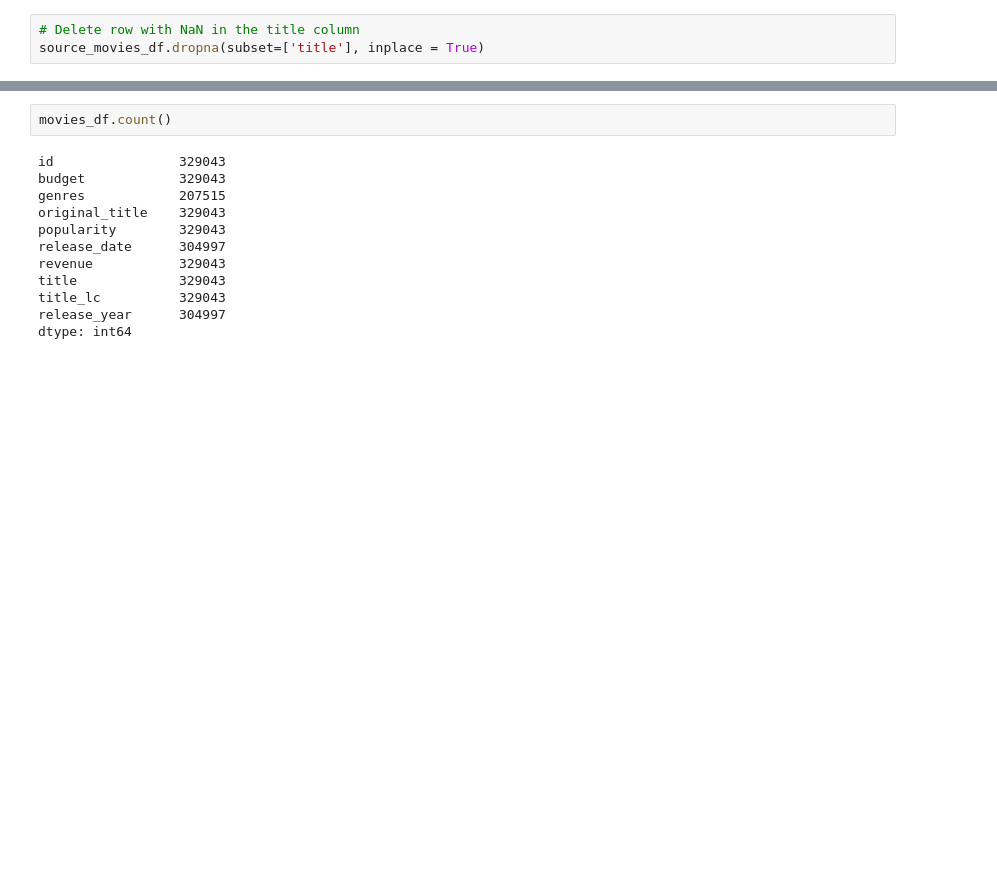
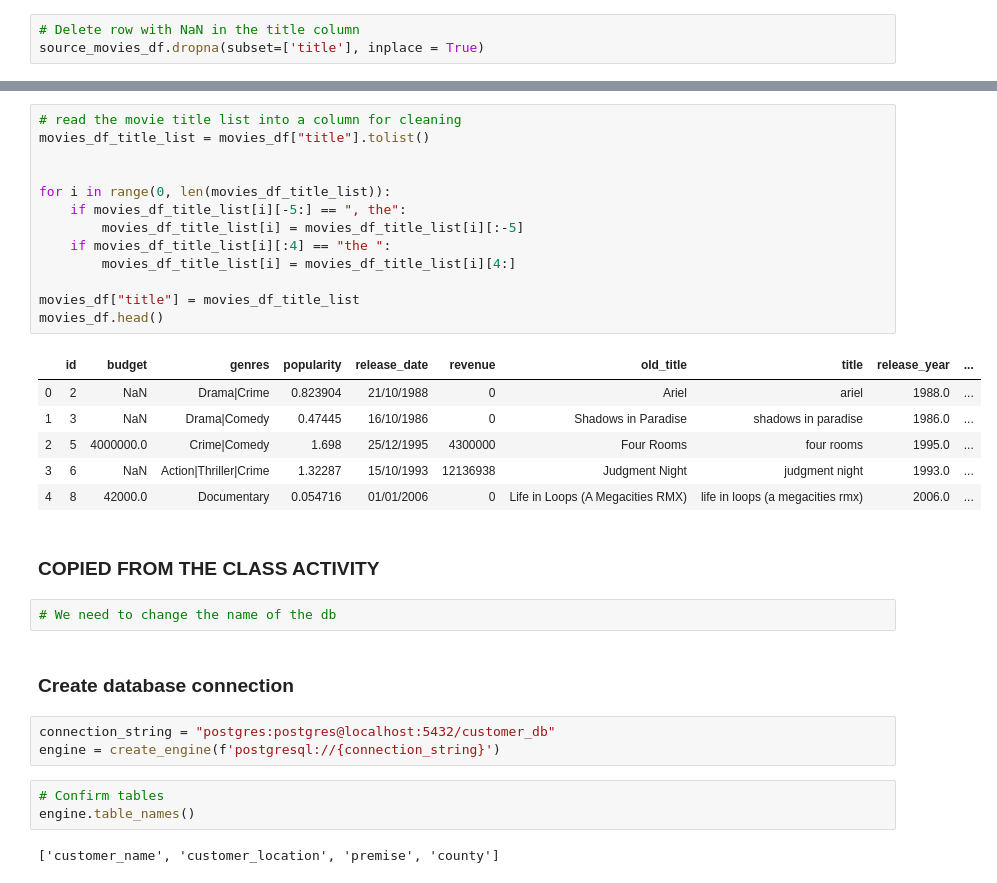
Before and after one commit to dagneycooke/etl_project, a Jupyter notebook: ETL_Project_GG.ipynb, the cells around one changed output, grey strips where cells are left out. Saved outputs shown, nothing was run; the diff lists cells and outputs as text; blank space fills up the shorter version.

```diff
--- a/ETL_Project_GG.ipynb
+++ b/ETL_Project_GG.ipynb
@@ -157,14 +155,34 @@ mask
-# %%
-movies_df.count()
-# %% [output]
-id                329043
-budget            329043
-genres            207515
-original_title    329043
-popularity        329043
-release_date      304997
-revenue           329043
-title             329043
-title_lc          329043
-release_year      304997
-dtype: int64
+# %%
+# read the movie title list into a column for cleaning
+movies_df_title_list = movies_df["title"].tolist()
+
+
+for i in range(0, len(movies_df_title_list)):
+    if movies_df_title_list[i][-5:] == ", the":
+        movies_df_title_list[i] = movies_df_title_list[i][:-5]
+    if movies_df_title_list[i][:4] == "the ":
+        movies_df_title_list[i] = movies_df_title_list[i][4:]
+
+movies_df["title"] = movies_df_title_list
+movies_df.head()
+# %% [output]
+|  | id | budget | genres | popularity | release_date | revenue | old_title | title | release_year | ... |
+| 0 | 2 | NaN | Drama|Crime | 0.823904 | 21/10/1988 | 0 | Ariel | ariel | 1988.0 | ... |
+| 1 | 3 | NaN | Drama|Comedy | 0.47445 | 16/10/1986 | 0 | Shadows in Paradise | shadows in paradise | 1986.0 | ... |
+| 2 | 5 | 4000000.0 | Crime|Comedy | 1.698 | 25/12/1995 | 4300000 | Four Rooms | four rooms | 1995.0 | ... |
+| 3 | 6 | NaN | Action|Thriller|Crime | 1.32287 | 15/10/1993 | 12136938 | Judgment Night | judgment night | 1993.0 | ... |
+| 4 | 8 | 42000.0 | Documentary | 0.054716 | 01/01/2006 | 0 | Life in Loops (A Megacities RMX) | life in loops (a megacities rmx) | 2006.0 | ... |
+# %% [markdown]
+### COPIED FROM THE CLASS ACTIVITY
+# %%
+# We need to change the name of the db
+# %% [markdown]
+### Create database connection
+# %%
+connection_string = "postgres:postgres@localhost:5432/customer_db"
+engine = create_engine(f'postgresql://{connection_string}')
+# %%
+# Confirm tables
+engine.table_names()
+# %% [output]
+['customer_name', 'customer_location', 'premise', 'county']
```
Also changed, not shown: parts of 6 cells of this notebook.
